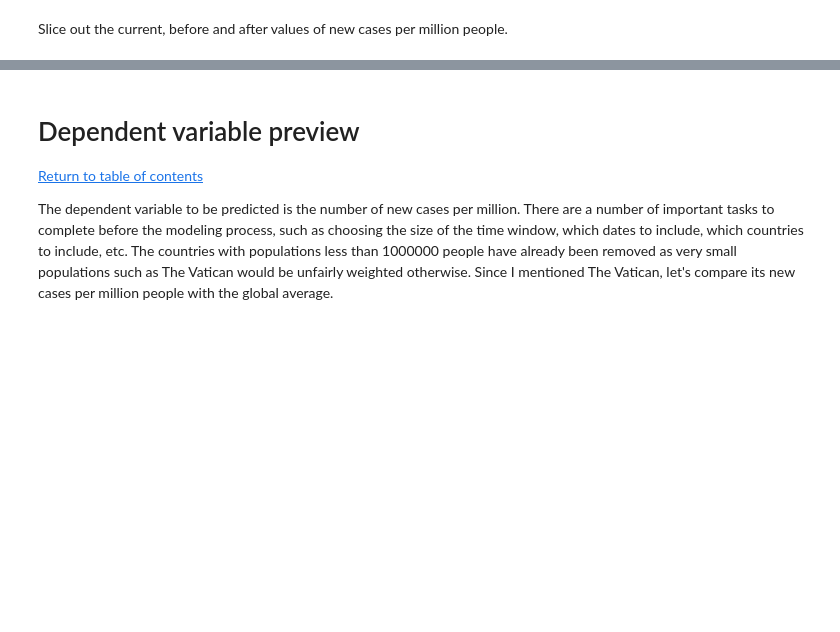
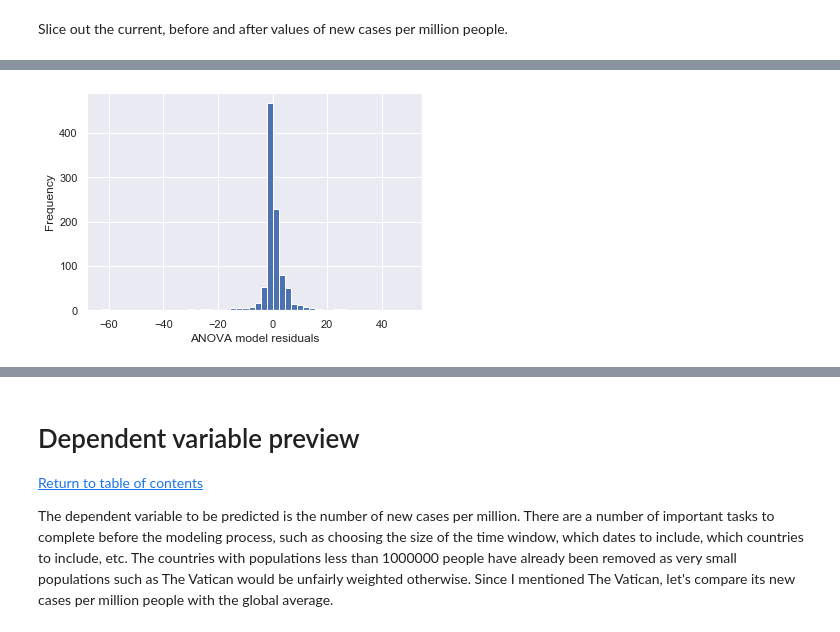
Before and after one commit to mgudorf/datsci, a Jupyter notebook: capstone2/COVID19_eda.ipynb, the cells around one changed output, grey strips where cells are left out. Drawn from its saved outputs; the diff is of its cells as text; code cells hidden in the pictures; blank space fills up the shorter version.

````diff
--- a/capstone2/COVID19_eda.ipynb
+++ b/capstone2/COVID19_eda.ipynb
@@ -818,4 +723,0 @@ Upon inspection, while the p-value indicates a statistical significant relations
-# %%
-x = two_months_ago_mean_stringency.loc[location_intersection]
-y = np.log(growth_factors+1)
-x, y =   intersect_indexes(x.dropna(), y.dropna(), level=0)
@@ -918,7 +790,6 @@ start_dates.sample(5)
 endpoints of the 30-day averaging windows; if they are before the dates available in the dataset then all defined dates will be used and the window will be less than 30 days. In this case I will still take the 30 day average for ratio reasons, and I will assume the number of new cases prior to the beginning of this dataset to be negligible, equating them to 0.
 # %%
 pre_action_dates = start_dates - 30
-pre_action_dates[pre_action_dates<0] = 0
-post_action_dates = start_dates+30
+post_action_dates = start_dates + 30
 # %% [markdown]
 Collect the endpoints of the windows, fill these intervals out using ```range```
@@ -1142,0 +828,5 @@ This doesn't tell us anything concrete, but at least we might discount the timin
+# %%
+before_current_after = pd.DataFrame(np.array([before_averages, current_values, after_averages]).transpose(),
+                                    index=time_index_before.stack().index, columns=['before','current', 'after'])
+before_after = (before_current_after.before-before_current_after.after)
+before_after = before_after.unstack().replace(to_replace=np.nan, value=0)
@@ -1142,0 +848,12 @@ This doesn't tell us anything concrete, but at least we might discount the timin
+# %%
+anova_df = before_after.stack().reset_index()
+anova_df.columns = ['country', 'mandate', 'difference_of_averages']
+
+import statsmodels.api as sm
+
+formula = 'difference_of_averages ~ mandate + country'
+model = sm.formula.ols(formula, data=anova_df).fit()
+
+# Perform ANOVA and print table
+aov_table = sm.stats.anova_lm(model, typ=1)
+print(aov_table)
@@ -1142,0 +887,9 @@ This doesn't tell us anything concrete, but at least we might discount the timin
+# %%
+anova_model_residuals = (anova_df.difference_of_averages
+                         - model.predict().reshape(before_after.unstack().shape))
+_ = plt.hist(anova_model_residuals, bins=50)
+_ = plt.ylabel('Frequency')
+_ = plt.xlabel('ANOVA model residuals')
+plt.savefig('anova_residuals.jpg', bbox_inches='tight')
+# %% [output]
+[figure, added]
````
Also changed, not shown: parts of 107 cells of this notebook, 13 other files.
